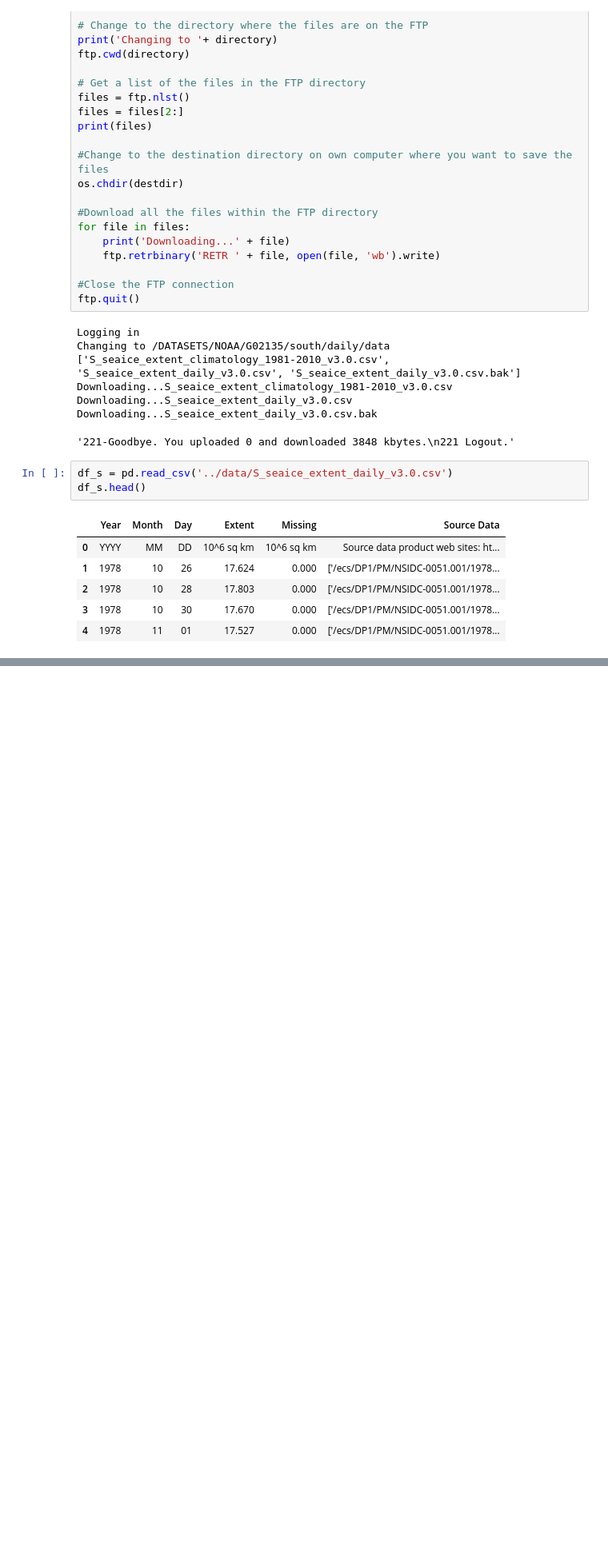
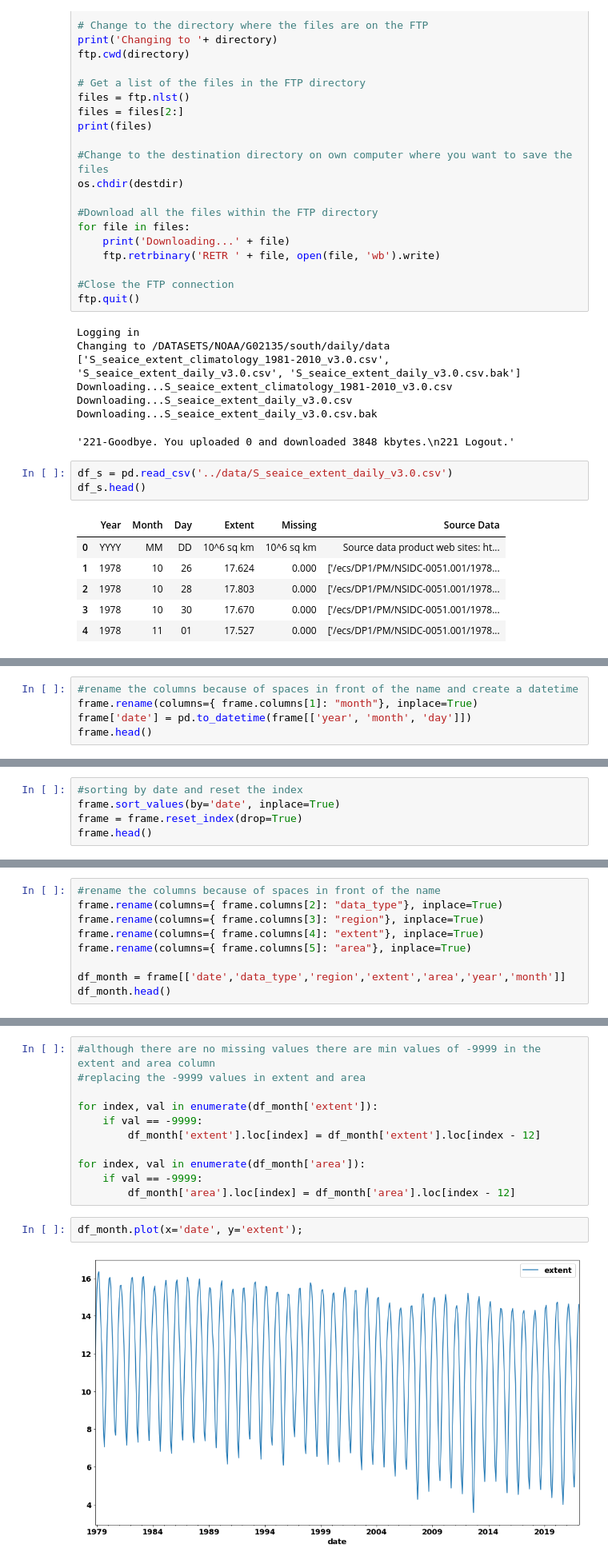
Before and after one commit to KathGo/ice_cream, a Jupyter notebook: notebooks/EDA.ipynb, the cells around one changed output, grey strips where cells are left out. Shown at 80% size. Saved outputs shown, nothing was run; the diff lists cells and outputs as text; blank space fills up the shorter version.

```diff
--- a/notebooks/EDA.ipynb
+++ b/notebooks/EDA.ipynb
@@ -143,0 +286,5 @@ df_s.head()
+# %%
+#rename the columns because of spaces in front of the name and create a datetime
+frame.rename(columns={ frame.columns[1]: "month"}, inplace=True)
+frame['date'] = pd.to_datetime(frame[['year', 'month', 'day']])
+frame.head()
@@ -143,0 +298,5 @@ df_s.head()
+# %%
+#sorting by date and reset the index
+frame.sort_values(by='date', inplace=True)
+frame = frame.reset_index(drop=True)
+frame.head()
@@ -143,0 +310,9 @@ df_s.head()
+# %%
+#rename the columns because of spaces in front of the name
+frame.rename(columns={ frame.columns[2]: "data_type"}, inplace=True)
+frame.rename(columns={ frame.columns[3]: "region"}, inplace=True)
+frame.rename(columns={ frame.columns[4]: "extent"}, inplace=True)
+frame.rename(columns={ frame.columns[5]: "area"}, inplace=True)
+
+df_month = frame[['date','data_type','region','extent','area','year','month']]
+df_month.head()
@@ -143,0 +355,15 @@ df_s.head()
+# %%
+#although there are no missing values there are min values of -9999 in the extent and area column
+#replacing the -9999 values in extent and area
+
+for index, val in enumerate(df_month['extent']):
+    if val == -9999:
+        df_month['extent'].loc[index] = df_month['extent'].loc[index - 12]
+
+for index, val in enumerate(df_month['area']):
+    if val == -9999:
+        df_month['area'].loc[index] = df_month['area'].loc[index - 12]
+# %%
+df_month.plot(x='date', y='extent');
+# %% [output]
+[figure, added]
```
Also changed, not shown: parts of 22 cells of this notebook.
